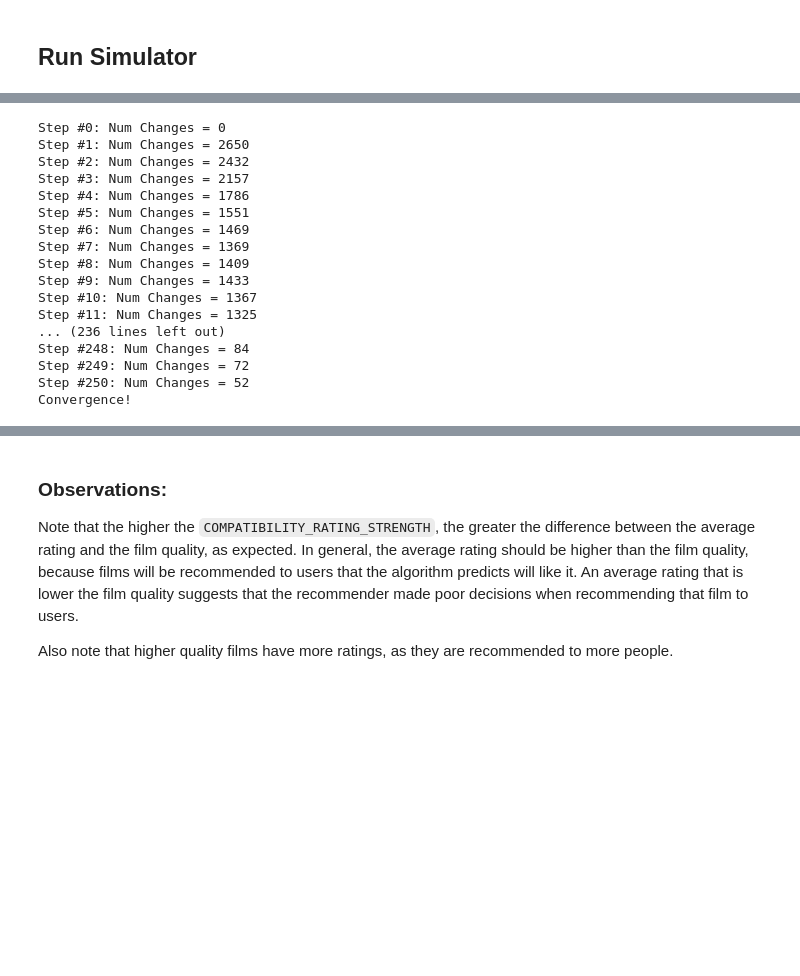
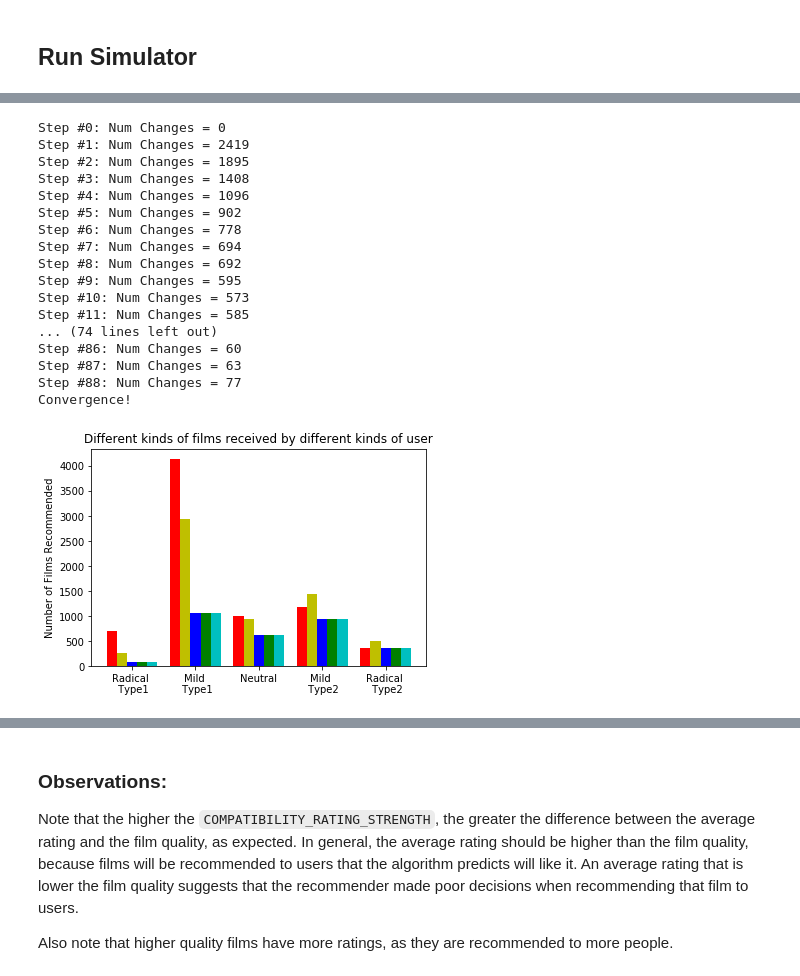
Before and after one commit to lgoodridge/VRA-Sim, a Jupyter notebook: Simulation.ipynb, the cells around one changed output, grey strips where cells are left out. Cells and saved outputs as stored; diff of their text form; code cells hidden in the pictures; blank space fills up the shorter version.

```diff
--- a/Simulation.ipynb
+++ b/Simulation.ipynb
@@ -453,7 +519,7 @@ def step_simulation(actual_ratings, predicted_ratings,
 
     return (new_ratings, new_distribution_matrix, num_distribution_changes, all_recommended_filmIDs)
 # %%
-MAX_STEPS = 300
+MAX_STEPS = 100
 CHANGE_THRESHOLD = 0
 VERBOSE = False
 
@@ -473,24 +539,69 @@ for step in range(MAX_STEPS):
         print("Convergence!")
         break
     print("Step #%d: Num Changes = %d" % (step, num_changes))
+    #print(recommended_filmIDs)
+    #print(recommended_filmIDs.shape)
 # %% [output]
 Step #0: Num Changes = 0
-Step #1: Num Changes = 2650
-Step #2: Num Changes = 2432
-Step #3: Num Changes = 2157
-Step #4: Num Changes = 1786
-Step #5: Num Changes = 1551
-Step #6: Num Changes = 1469
-Step #7: Num Changes = 1369
-Step #8: Num Changes = 1409
-Step #9: Num Changes = 1433
-Step #10: Num Changes = 1367
-Step #11: Num Changes = 1325
-... (236 lines left out)
-Step #248: Num Changes = 84
-Step #249: Num Changes = 72
-Step #250: Num Changes = 52
+Step #1: Num Changes = 2419
+Step #2: Num Changes = 1895
+Step #3: Num Changes = 1408
+Step #4: Num Changes = 1096
+Step #5: Num Changes = 902
+Step #6: Num Changes = 778
+Step #7: Num Changes = 694
+Step #8: Num Changes = 692
+Step #9: Num Changes = 595
+Step #10: Num Changes = 573
+Step #11: Num Changes = 585
+... (74 lines left out)
+Step #86: Num Changes = 60
+Step #87: Num Changes = 63
+Step #88: Num Changes = 77
 Convergence!
+# %%
+rec = np.int_(recommended_filmIDs_over_time)[-1]
+# %%
+def plot_filter_bubble(final_rec):
+    radical1 = np.int_([0,0,0,0,0])
+    mild1 = np.int_([0,0,0,0,0])
+    neutral = np.int_([0,0,0,0,0])
+    mild2 = np.int_([0,0,0,0,0])
+    radical2 = np.int_([0,0,0,0,0])
+    for i in range(0,final_rec.shape[0]):
+        user = users[i]
+        curr_rec = final_rec[i]
+        rec_films = films[curr_rec]
+        user_cat = film_users_cat(user)
+        _,dist = divide_film_users_cat(rec_films)
+        if user_cat == -2:
+            radical1 += dist
+        elif user_cat == -1:
+            mild1 += dist
+        elif user_cat == 0:
+            neutral += dist
+        elif user_cat == 1:
+            mild2 += dist
+        else:
+            radical2 += dist
+    N = 5
+    ind = np.arange(N)  # the x locations for the groups
+    width = 0.16      # the width of the bars
+    fig, ax = plt.subplots()
+    rects1 = ax.bar(ind, radical1, width, color='r')
+    rects2 = ax.bar(ind + width, mild1, width, color='y')
+    rects3 = ax.bar(ind + 2 * width, neutral, width, color='b')
+    rects4 = ax.bar(ind + 3 * width, neutral, width, color='g')
+    rects5 = ax.bar(ind + 4 * width, neutral, width, color='c')
+    # add some text for labels, title and axes ticks
+    ax.set_ylabel('Number of Films Recommended')
+    ax.set_title('Different kinds of films received by different kinds of user')
+    ax.set_xticks(ind + width * 2)
+    ax.set_xticklabels(('Radical \n Type1', 'Mild \n Type1', 'Neutral', 'Mild \n Type2', 'Radical \n Type2'))
+# %%
+plot_filter_bubble(rec)
+# %% [output]
+[figure, added]
 # %%
 # NUM_STEPS x (NUM_USERS * NUM_RECS) matrix of recommended filmIDs
 flattened_rec_filmIDs_over_time = np.array([x.flatten() for x in recommended_filmIDs_over_time])
```
Also changed, not shown: parts of 17 cells of this notebook.
